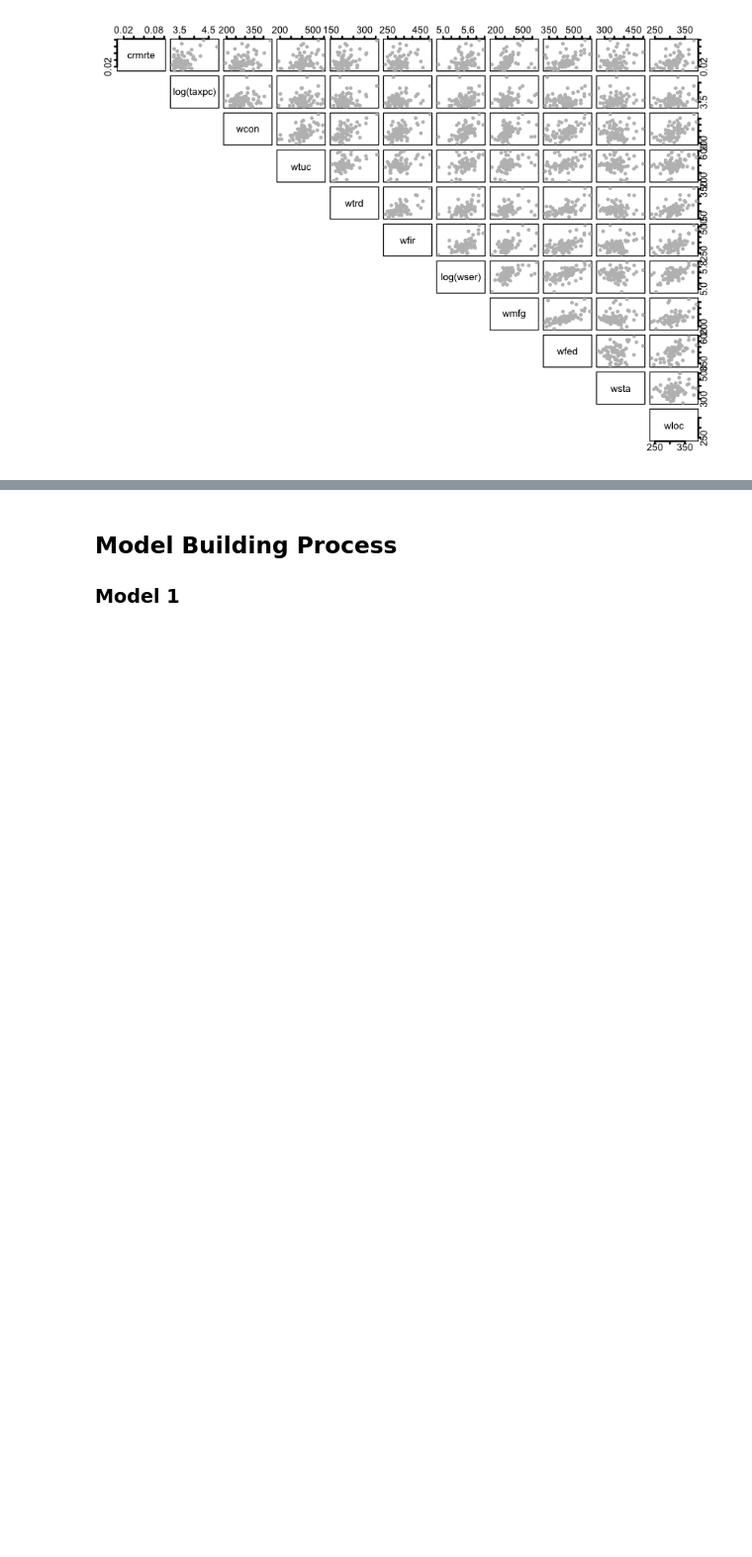
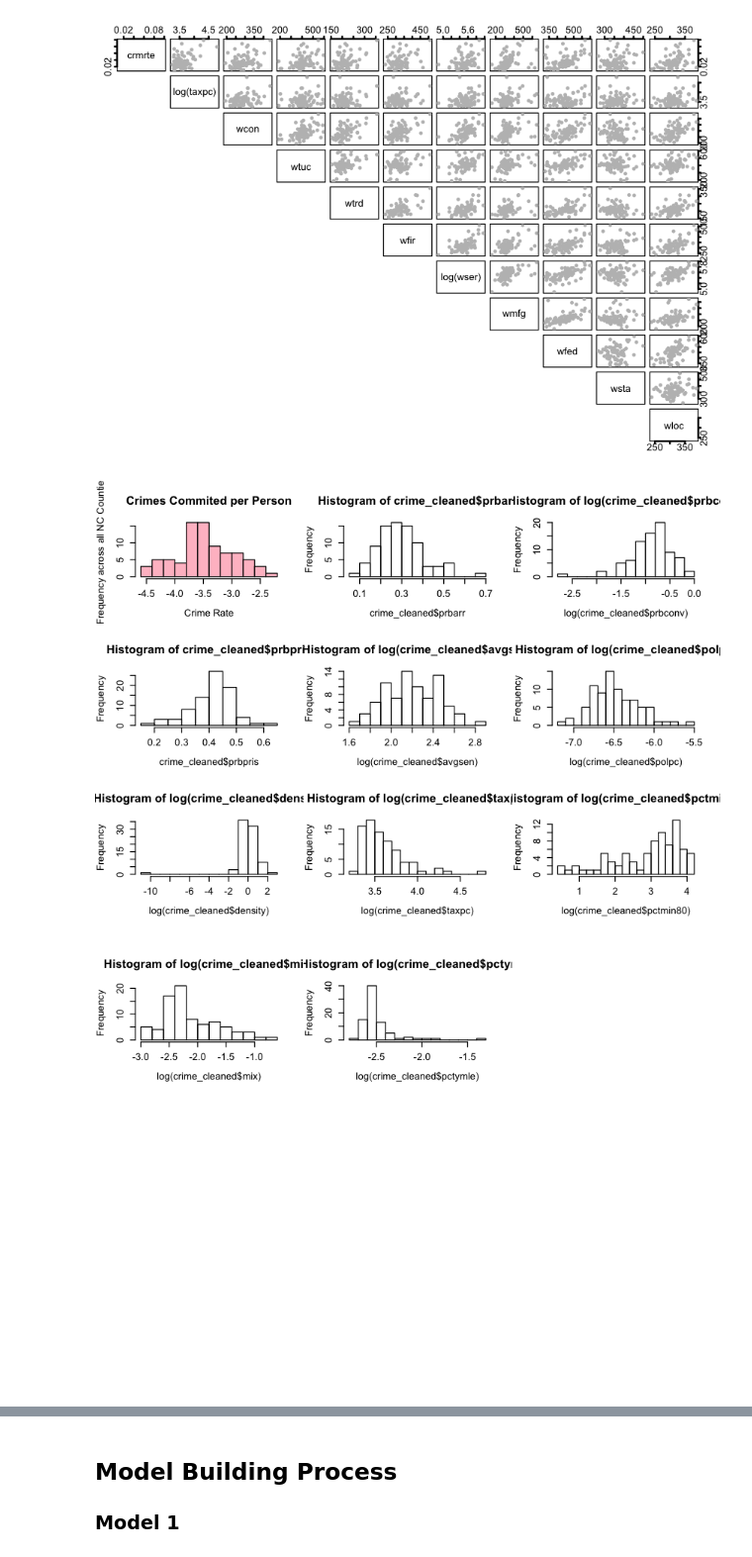
Before and after one commit to lucaschadwicklam97/lab_3_collab, a Jupyter notebook: Annabelle_Joy_Lucas_lab3_v2.ipynb, the cells around one changed output, grey strips where cells are left out. Shown at 99% size. Saved outputs shown, nothing was run; the diff lists cells and outputs as text; code cells hidden in the pictures; blank space fills up the shorter version.

Commit message:
cleaned i up report

```diff
--- a/Annabelle_Joy_Lucas_lab3_v2.ipynb
+++ b/Annabelle_Joy_Lucas_lab3_v2.ipynb
@@ -244,3 +237,20 @@ pairs(~crmrte + log(taxpc) + wcon + wtuc + wtrd + wfir + log(wser) + wmfg + wfed
 options(repr.plot.height = 5, repr.plot.width = 7, repr.plot.pointsize = 5)
 # %% [output]
 [figure]
+# %%
+par(mfrow=c(3,3))
+
+hist(log(crime_cleaned$crmrte), xlab='Crime Rate', ylab='Frequency across all NC Counties', col='pink', main='Crimes Commited per Person')
+hist(crime_cleaned$prbarr, breaks = 15)
+hist(log(crime_cleaned$prbconv), breaks = 15)
+hist(crime_cleaned$prbpris, breaks = 15)
+hist(log(crime_cleaned$avgsen), breaks = 15)
+hist(log(crime_cleaned$polpc), breaks = 15)
+hist(log(crime_cleaned$density), breaks = 15)
+hist(log(crime_cleaned$taxpc), breaks = 15)
+hist(log(crime_cleaned$pctmin80), breaks = 15)
+hist(log(crime_cleaned$mix), breaks = 15)
+hist(log(crime_cleaned$pctymle), breaks = 15)
+# %% [output]
+[figure, added]
+[figure, added]
```
Also changed, not shown: parts of 33 cells of this notebook.
